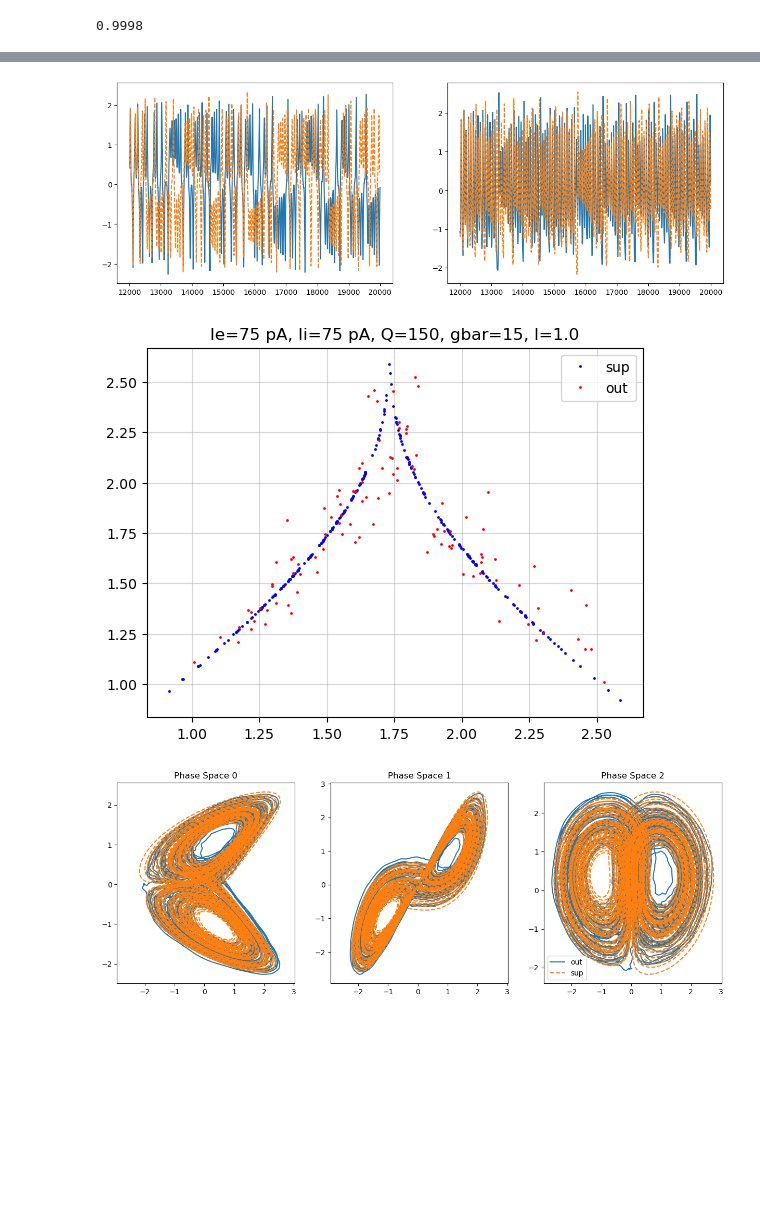
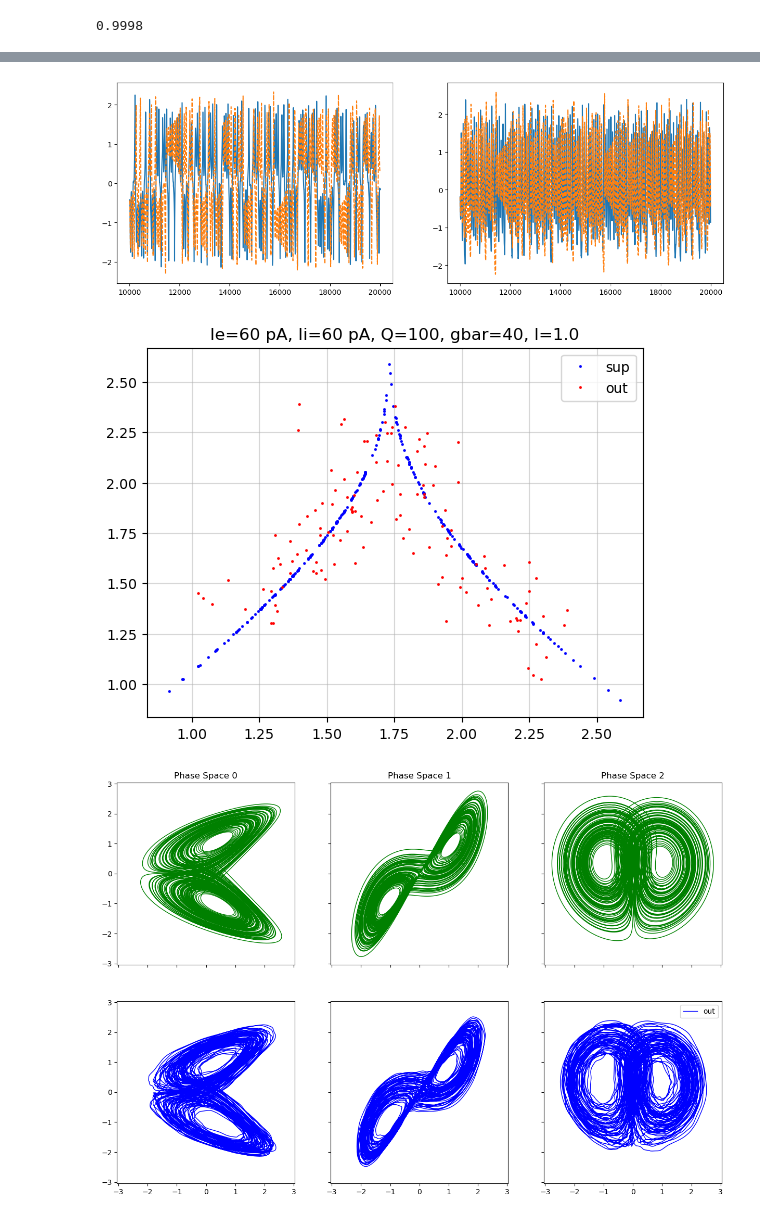
Before and after one commit to themahani/ml_force_research, a Jupyter notebook: morris_lecar/test_force copy.ipynb, the cells around one changed output, grey strips where cells are left out. Cells and saved outputs as stored; diff of their text form; code cells hidden in the pictures; blank space fills up the shorter version.

Commit message:
test: run more tests on hp tuning.

```diff
--- a/morris_lecar/test_force copy.ipynb
+++ b/morris_lecar/test_force copy.ipynb
@@ -45,19 +45,20 @@ plt.show()
 # %% [markdown]
 # ML Conductance-based Model
 # %%
-NE = 3000
+NE = 4000
 NI = 1000
 N = NI + NE
 
 
 # input current for I and E neurons
-Ie = 75     # pA
-Ii = 75     # pA
+Ie = 60     # pA
+Ii = 60     # pA
 current = np.array([Ie] * NE + [Ii] * NI).reshape(N, 1)
 
-Q = 150
+Q = 100
 lamda = 1.
-gbar = 15
+gbar = 40
+sparse = 0.05
 # %%
 device = torch.device("cuda" if torch.cuda.is_available() else 'cpu')
 print(f"Using Device <{device}> for PyTorch computations...\n")
@@ -65,7 +66,7 @@ torch.cuda.random.manual_seed(seed)
 
 try:
     ml = MorrisLecarCurrent(supervisor=sup, BIAS=current, T=T, dt=dt,
-                                p_sparsity=.01,
+                                p_sparsity=sparse,
                                 Ne=NE, Ni=NI, Q=Q, gbar=gbar, l=lamda, device=device)
 except Exception as e:
     print(e)
@@ -88,7 +89,7 @@ Min: -0.8296578526496887
 # RLS params
 # rls_stop = round(T * .6)
 rls_start = 500
-test_time = T * .4    # ms
+test_time = T * .5    # ms
 rls_stop = T - test_time
 rls_step = 20
 
@@ -242,7 +243,7 @@ ax[1].plot(t_test, x_hat_rec[:, 2].cpu().numpy())
 ax[1].plot(t_test, sup[nt_train+2:, 2], '--')
 plt.show()
 # %% [output]
-[figure, old version]
+[figure, new version]
 # %%
 
 from scipy.signal import find_peaks
@@ -253,9 +254,9 @@ z_hat = x_hat_rec[:, 2].cpu().numpy()
 dist = 1200
 
 peaks = z[find_peaks(z, distance=dist)[0]]
-# peaks = peaks[peaks > 0]
+peaks = peaks[peaks > 0]
 peaks_hat = z_hat[find_peaks(z_hat, distance=dist)[0]]
-# peaks_hat = peaks_hat[peaks_hat > 0]
+peaks_hat = peaks_hat[peaks_hat > 0]
 
 plt.plot(peaks[:-1], peaks[1:], 'bo', ms=1, label="sup")
 plt.plot(peaks_hat[:-1], peaks_hat[1:], 'ro', ms=1, label="out")
@@ -267,19 +268,19 @@ plt.title(f"Ie={Ie} pA, Ii={Ii} pA, Q={Q}, gbar={gbar}, l={lamda}")
 plt.savefig(os.path.join(save_path, f"N_{ml._N}_ff_{ff_coeff}_return_map_.png"), dpi=300, bbox_inches='tight')
 plt.show()
 # %% [output]
-[figure, old version]
+[figure, new version]
 # %%
-fig, ax = plt.subplots(ncols=ml.sup.shape[1], nrows=1, figsize=(15, 5), sharex=True)
+fig, ax = plt.subplots(ncols=ml.sup.shape[1], nrows=2, figsize=(15, 10), sharex=True, sharey=True)
 for i in range(ml.sup.shape[1]):
-    ax[i].plot(x_hat_rec[:, i-1].cpu().numpy(), x_hat_rec[:, i].cpu().numpy(), label="out")
-    ax[i].plot(sup[nt_train+2:, i-1], sup[nt_train+2:, i], '--', label="sup")
-    ax[i].set_title(f"Phase Space {i}")
+    ax[0, i].plot(sup[nt_train+2:, i-1], sup[nt_train+2:, i], 'g-', lw=1, label="sup")
+    ax[1, i].plot(x_hat_rec[:, i-1].cpu().numpy(), x_hat_rec[:, i].cpu().numpy(), 'b-', lw=1, label="out")
+    ax[0, i].set_title(f"Phase Space {i}")
 
 plt.legend()
 plt.savefig(os.path.join(save_path, f"N_{ml._N}_ff_{ff_coeff}_phase_space.png"), dpi=300, bbox_inches='tight')
 plt.show()
 # %% [output]
-[figure, old version]
+[figure, new version]
 # %%
 fig, ax = plt.subplots(figsize=(20, 5), ncols=3)
 
```
Also changed, not shown: parts of 12 cells of this notebook.
